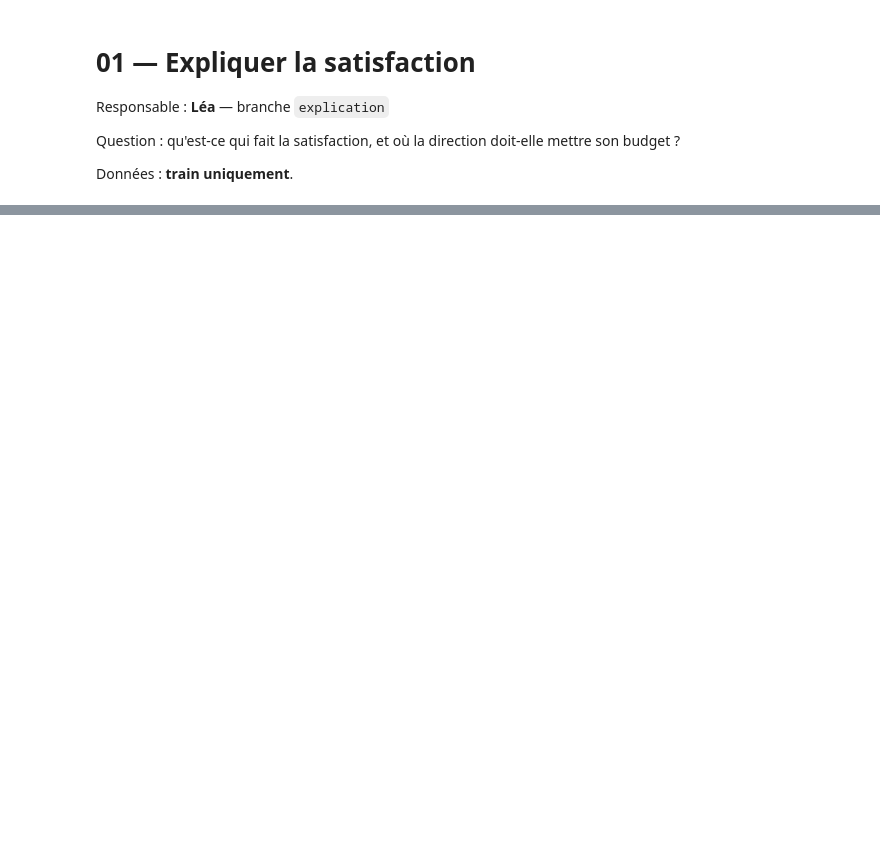
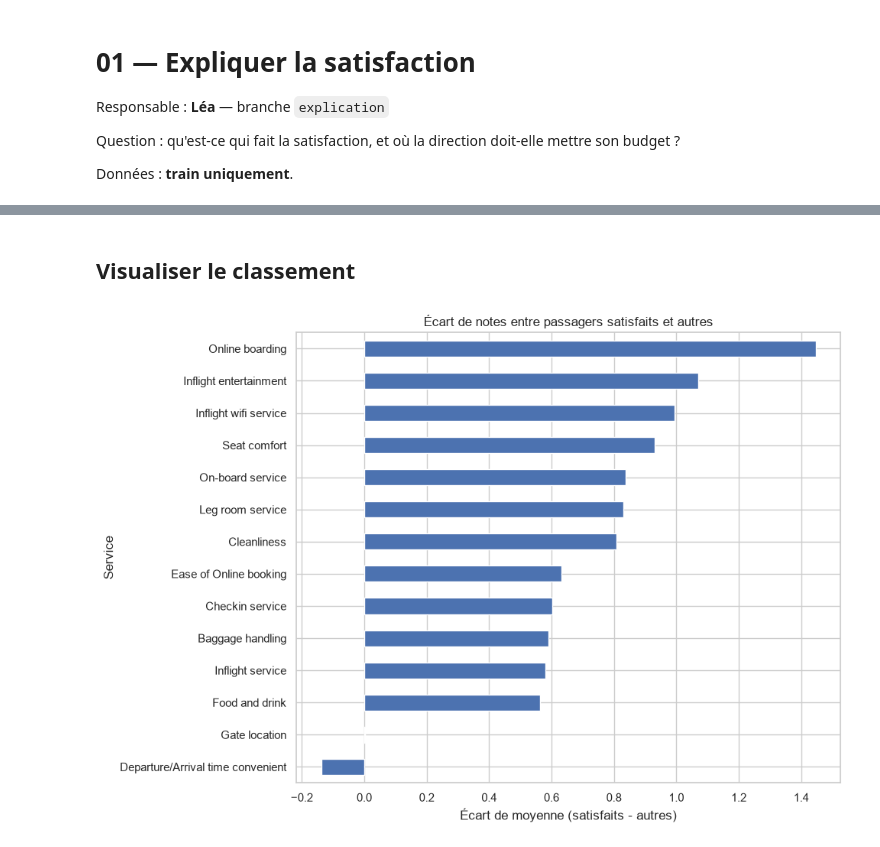
Before and after one commit to lea2110/Rush3, a Jupyter notebook: notebooks/01_exploration_facteurs.ipynb, the cells around one changed output, grey strips where cells are left out. Cells and saved outputs as stored; diff of their text form; code cells hidden in the pictures; blank space fills up the shorter version.

```diff
--- a/notebooks/01_exploration_facteurs.ipynb
+++ b/notebooks/01_exploration_facteurs.ipynb
@@ -36,0 +292,18 @@ Modèle explicatif sur toutes les variables (notes comprises), global puis par s
+# %%
+rating_comparison = pd.DataFrame({
+    "moyenne_satisfaits": mean_ratings["satisfied"],
+    "moyenne_neutres_insatisfaits":
+        mean_ratings["neutral or dissatisfied"]
+})
+
+rating_comparison["ecart"] = (
+    rating_comparison["moyenne_satisfaits"]
+    - rating_comparison["moyenne_neutres_insatisfaits"]
+)
+
+rating_comparison = rating_comparison.sort_values(
+    "ecart",
+    ascending=False
+)
+
+display(rating_comparison.round(2))
@@ -36,0 +326,15 @@ Modèle explicatif sur toutes les variables (notes comprises), global puis par s
+# %% [markdown]
+## Visualiser le classement
+# %%
+rating_comparison["ecart"].sort_values().plot(
+    kind="barh",
+    figsize=(10, 7)
+)
+
+plt.title("Écart de notes entre passagers satisfaits et autres")
+plt.xlabel("Écart de moyenne (satisfaits - autres)")
+plt.ylabel("Service")
+plt.tight_layout()
+plt.show()
+# %% [output]
+[figure, added]
```
Also changed, not shown: parts of 39 cells of this notebook, 1 other file.
